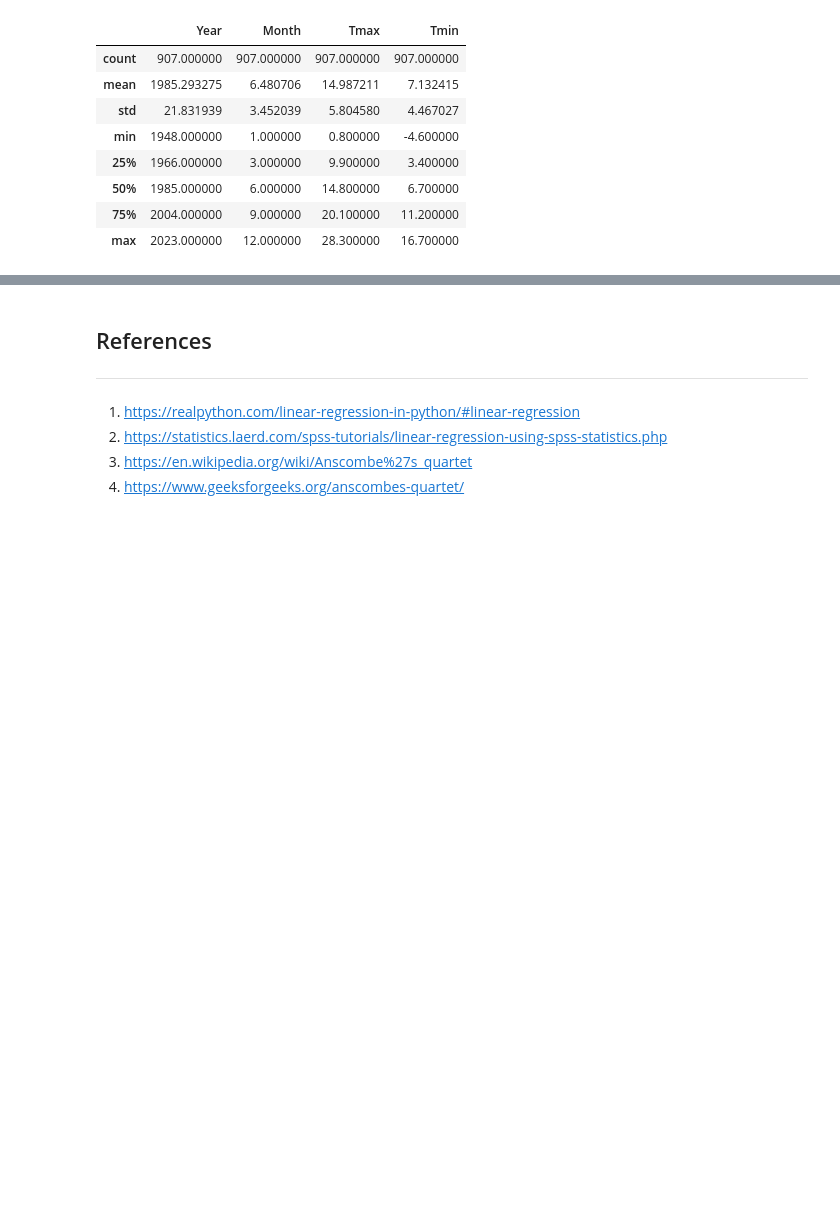
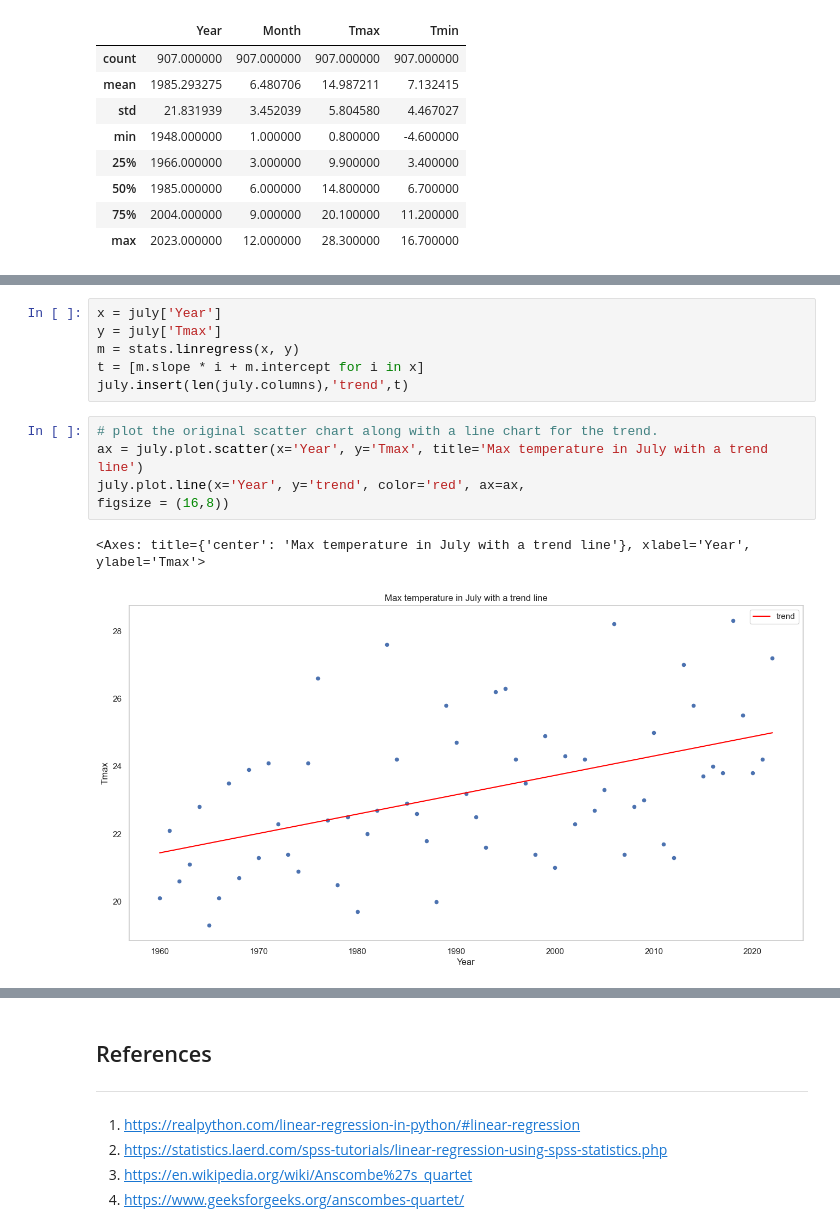
Before and after one commit to angelinka/machine_learning_assessment, a Jupyter notebook: regression.ipynb, the cells around one changed output, grey strips where cells are left out. Drawn from its saved outputs; the diff is of its cells as text; blank space fills up the shorter version.

```diff
--- a/regression.ipynb
+++ b/regression.ipynb
@@ -433,0 +472,14 @@ df.to_csv('data/weather.csv')
+# %%
+x = july['Year']
+y = july['Tmax']
+m = stats.linregress(x, y)
+t = [m.slope * i + m.intercept for i in x]
+july.insert(len(july.columns),'trend',t)
+# %%
+# plot the original scatter chart along with a line chart for the trend.
+ax = july.plot.scatter(x='Year', y='Tmax', title='Max temperature in July with a trend line')
+july.plot.line(x='Year', y='trend', color='red', ax=ax,
+figsize = (16,8))
+# %% [output]
+<Axes: title={'center': 'Max temperature in July with a trend line'}, xlabel='Year', ylabel='Tmax'>
+[figure, added]
```
Also changed, not shown: parts of 11 cells of this notebook, 1 other file.
